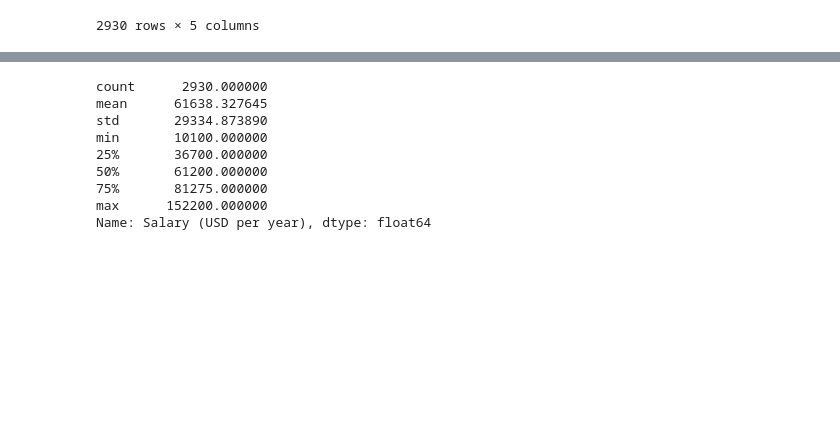
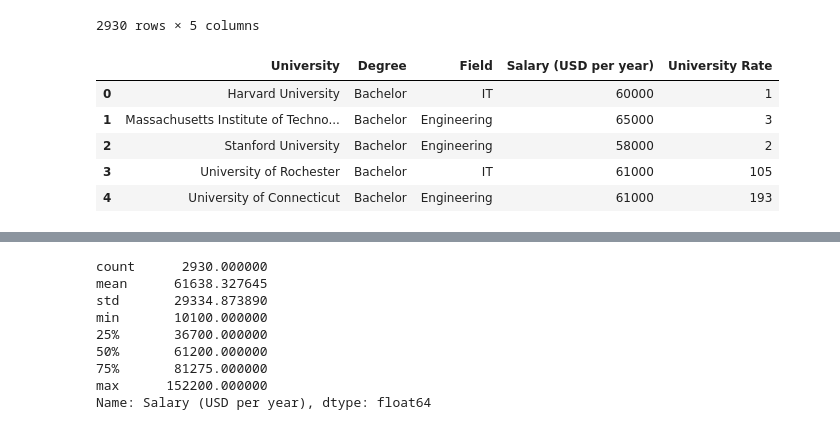
Before and after one commit to maxtheshock/PythonDS-Project, a Jupyter notebook: PythonNotebook.ipynb, the cells around one changed output, grey strips where cells are left out. Saved outputs shown, nothing was run; the diff lists cells and outputs as text; code cells hidden in the pictures; blank space fills up the shorter version.

```diff
--- a/PythonNotebook.ipynb
+++ b/PythonNotebook.ipynb
@@ -379,3 +379,26 @@ alumni_data
 | 2928 | Kyoto University | Master | IT | 52400 | 26 |
 | 2929 | University of Sydney | Bachelor | IT | 79800 | 71 |
 2930 rows × 5 columns
+# %%
+# Good morning, Fedya. As I promised, here are my first commits with implementing
+# something really interesting for our project. Please, do not treat it too strict!
+
+analysis_data = alumni_data.copy()
+
+salary_col = "Salary (USD per year)"
+rank_col = "University Rate"
+
+analysis_data[salary_col] = pd.to_numeric(analysis_data[salary_col], errors="coerce")
+analysis_data[rank_col] = pd.to_numeric(analysis_data[rank_col], errors="coerce")
+
+analysis_data = analysis_data.dropna(subset=[salary_col, rank_col, "Degree", "Field"])
+analysis_data = analysis_data[analysis_data[salary_col] > 0]
+
+analysis_data.head()
+# %% [output]
+|  | University | Degree | Field | Salary (USD per year) | University Rate |
+| 0 | Harvard University | Bachelor | IT | 60000 | 1 |
+| 1 | Massachusetts Institute of Techno... | Bachelor | Engineering | 65000 | 3 |
+| 2 | Stanford University | Bachelor | Engineering | 58000 | 2 |
+| 3 | University of Rochester | Bachelor | IT | 61000 | 105 |
+| 4 | University of Connecticut | Bachelor | Engineering | 61000 | 193 |
```
Also changed, not shown: parts of 4 cells of this notebook.
